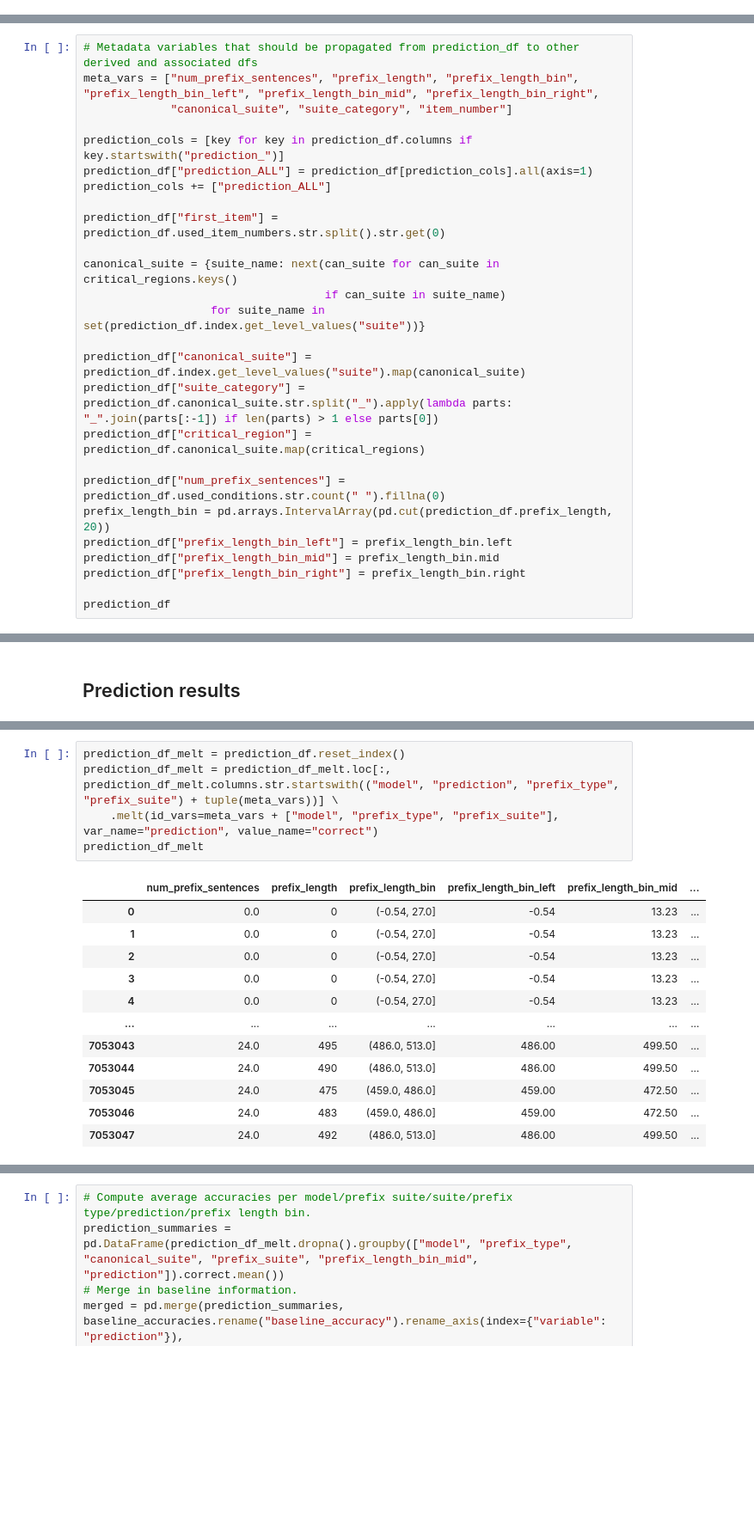
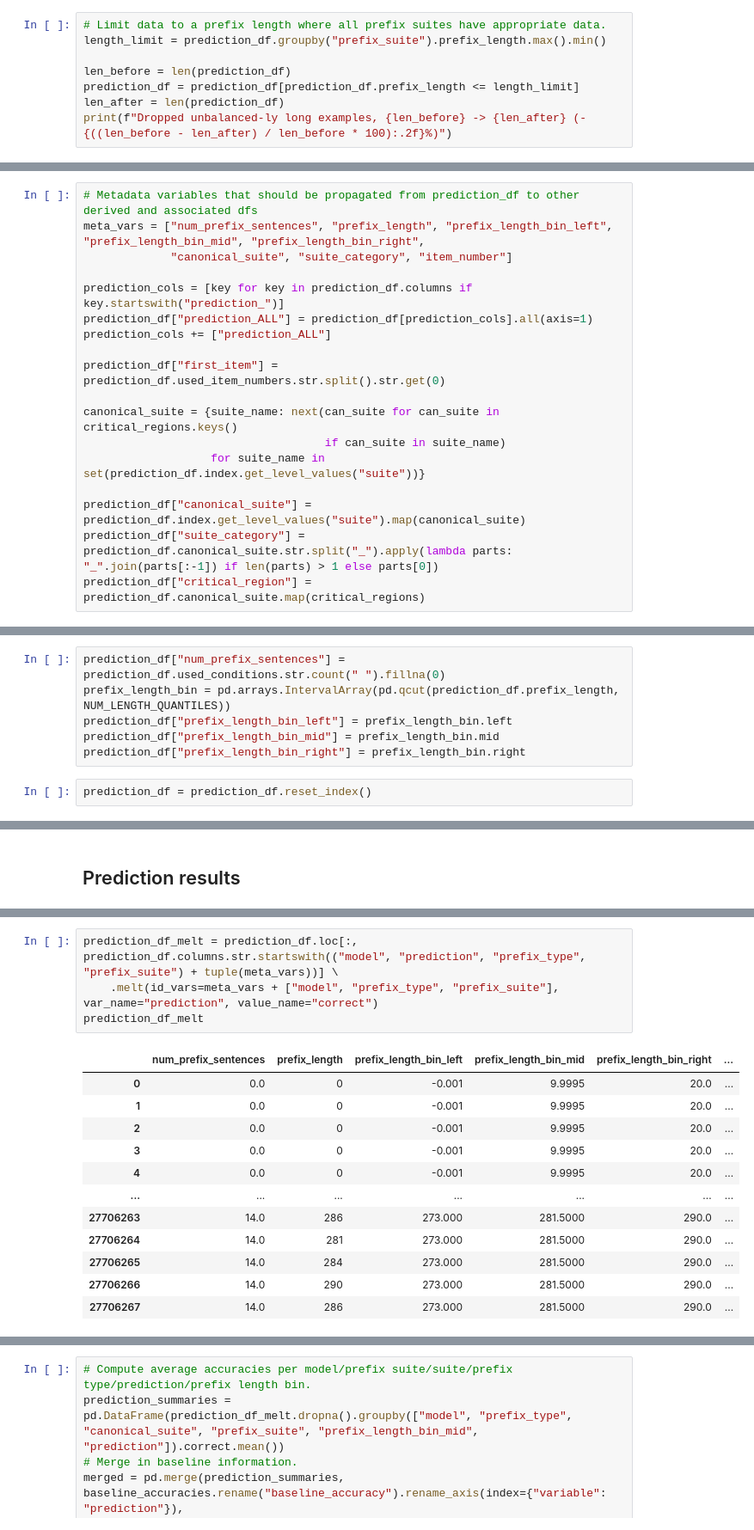
Before and after one commit to hans/syntaxgym-repetitions, a Jupyter notebook: analyze product.ipynb, the cells around one changed output, grey strips where cells are left out. Shown at 86% size. Saved outputs shown, nothing was run; the diff lists cells and outputs as text; blank space fills up the shorter version.

```diff
--- a/analyze product.ipynb
+++ b/analyze product.ipynb
@@ -113,3 +116,11 @@ prediction_df = pd.concat(prediction_dfs, names=["model", "prefix_type", "suite"
 
 # Drop duplicates
 prediction_df = prediction_df[~prediction_df.index.duplicated(keep="first")]
+# %%
+# Limit data to a prefix length where all prefix suites have appropriate data.
+length_limit = prediction_df.groupby("prefix_suite").prefix_length.max().min()
+
+len_before = len(prediction_df)
+prediction_df = prediction_df[prediction_df.prefix_length <= length_limit]
+len_after = len(prediction_df)
+print(f"Dropped unbalanced-ly long examples, {len_before} -> {len_after} (-{((len_before - len_after) / len_before * 100):.2f}%)")
@@ -116,6 +129,6 @@ prediction_df = prediction_df[~prediction_df.index.duplicated(keep="first")]
 # %%
 # Metadata variables that should be propagated from prediction_df to other derived and associated dfs
-meta_vars = ["num_prefix_sentences", "prefix_length", "prefix_length_bin", "prefix_length_bin_left", "prefix_length_bin_mid", "prefix_length_bin_right",
+meta_vars = ["num_prefix_sentences", "prefix_length", "prefix_length_bin_left", "prefix_length_bin_mid", "prefix_length_bin_right",
              "canonical_suite", "suite_category", "item_number"]
 
 prediction_cols = [key for key in prediction_df.columns if key.startswith("prediction_")]
@@ -131,11 +144,3 @@ canonical_suite = {suite_name: next(can_suite for can_suite in critical_regions.
 prediction_df["canonical_suite"] = prediction_df.index.get_level_values("suite").map(canonical_suite)
 prediction_df["suite_category"] = prediction_df.canonical_suite.str.split("_").apply(lambda parts: "_".join(parts[:-1]) if len(parts) > 1 else parts[0])
 prediction_df["critical_region"] = prediction_df.canonical_suite.map(critical_regions)
-
-prediction_df["num_prefix_sentences"] = prediction_df.used_conditions.str.count(" ").fillna(0)
-prefix_length_bin = pd.arrays.IntervalArray(pd.cut(prediction_df.prefix_length, 20))
-prediction_df["prefix_length_bin_left"] = prefix_length_bin.left
-prediction_df["prefix_length_bin_mid"] = prefix_length_bin.mid
-prediction_df["prefix_length_bin_right"] = prefix_length_bin.right
-
-prediction_df
@@ -157,3 +147,11 @@ prediction_df
+# %%
+prediction_df["num_prefix_sentences"] = prediction_df.used_conditions.str.count(" ").fillna(0)
+prefix_length_bin = pd.arrays.IntervalArray(pd.qcut(prediction_df.prefix_length, NUM_LENGTH_QUANTILES))
+prediction_df["prefix_length_bin_left"] = prefix_length_bin.left
+prediction_df["prefix_length_bin_mid"] = prefix_length_bin.mid
+prediction_df["prefix_length_bin_right"] = prefix_length_bin.right
+# %%
+prediction_df = prediction_df.reset_index()
 # %%
 region_paths = list(OUTPUT_DIR.glob("*/*/*/*/regions.csv"))
 region_dfs = [pd.read_csv(path) for path in tqdm(region_paths)]
@@ -223,18 +197,17 @@ sns.displot(data=prediction_df.assign(suite_cat_high=prediction_df.suite_categor
 # %%
-prediction_df_melt = prediction_df.reset_index()
-prediction_df_melt = prediction_df_melt.loc[:, prediction_df_melt.columns.str.startswith(("model", "prediction", "prefix_type", "prefix_suite") + tuple(meta_vars))] \
+prediction_df_melt = prediction_df.loc[:, prediction_df.columns.str.startswith(("model", "prediction", "prefix_type", "prefix_suite") + tuple(meta_vars))] \
     .melt(id_vars=meta_vars + ["model", "prefix_type", "prefix_suite"], var_name="prediction", value_name="correct")
 prediction_df_melt
 # %% [output]
-|  | num_prefix_sentences | prefix_length | prefix_length_bin | prefix_length_bin_left | prefix_length_bin_mid | ... |
-| 0 | 0.0 | 0 | (-0.54, 27.0] | -0.54 | 13.23 | ... |
-| 1 | 0.0 | 0 | (-0.54, 27.0] | -0.54 | 13.23 | ... |
-| 2 | 0.0 | 0 | (-0.54, 27.0] | -0.54 | 13.23 | ... |
-| 3 | 0.0 | 0 | (-0.54, 27.0] | -0.54 | 13.23 | ... |
-| 4 | 0.0 | 0 | (-0.54, 27.0] | -0.54 | 13.23 | ... |
+|  | num_prefix_sentences | prefix_length | prefix_length_bin_left | prefix_length_bin_mid | prefix_length_bin_right | ... |
+| 0 | 0.0 | 0 | -0.001 | 9.9995 | 20.0 | ... |
+| 1 | 0.0 | 0 | -0.001 | 9.9995 | 20.0 | ... |
+| 2 | 0.0 | 0 | -0.001 | 9.9995 | 20.0 | ... |
+| 3 | 0.0 | 0 | -0.001 | 9.9995 | 20.0 | ... |
+| 4 | 0.0 | 0 | -0.001 | 9.9995 | 20.0 | ... |
 | ... | ... | ... | ... | ... | ... | ... |
-| 7053043 | 24.0 | 495 | (486.0, 513.0] | 486.00 | 499.50 | ... |
-| 7053044 | 24.0 | 490 | (486.0, 513.0] | 486.00 | 499.50 | ... |
-| 7053045 | 24.0 | 475 | (459.0, 486.0] | 459.00 | 472.50 | ... |
-| 7053046 | 24.0 | 483 | (459.0, 486.0] | 459.00 | 472.50 | ... |
-| 7053047 | 24.0 | 492 | (486.0, 513.0] | 486.00 | 499.50 | ... |
+| 27706263 | 14.0 | 286 | 273.000 | 281.5000 | 290.0 | ... |
+| 27706264 | 14.0 | 281 | 273.000 | 281.5000 | 290.0 | ... |
+| 27706265 | 14.0 | 284 | 273.000 | 281.5000 | 290.0 | ... |
+| 27706266 | 14.0 | 290 | 273.000 | 281.5000 | 290.0 | ... |
+| 27706267 | 14.0 | 286 | 273.000 | 281.5000 | 290.0 | ... |
```
Also changed, not shown: parts of 35 cells of this notebook, 2 other files.
